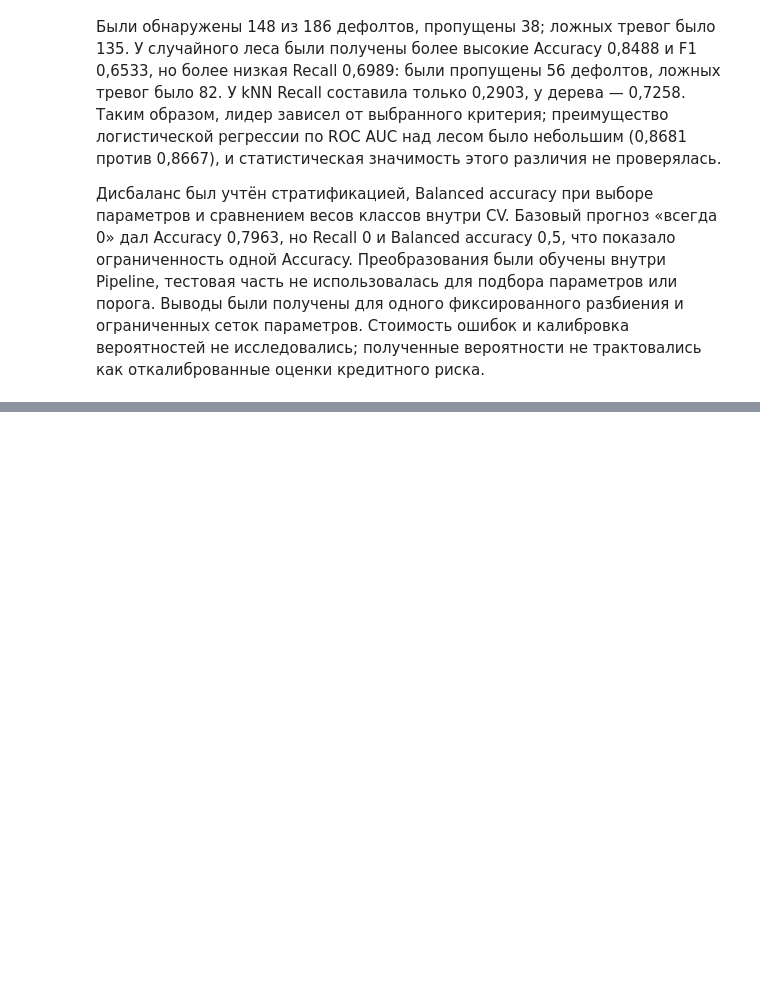
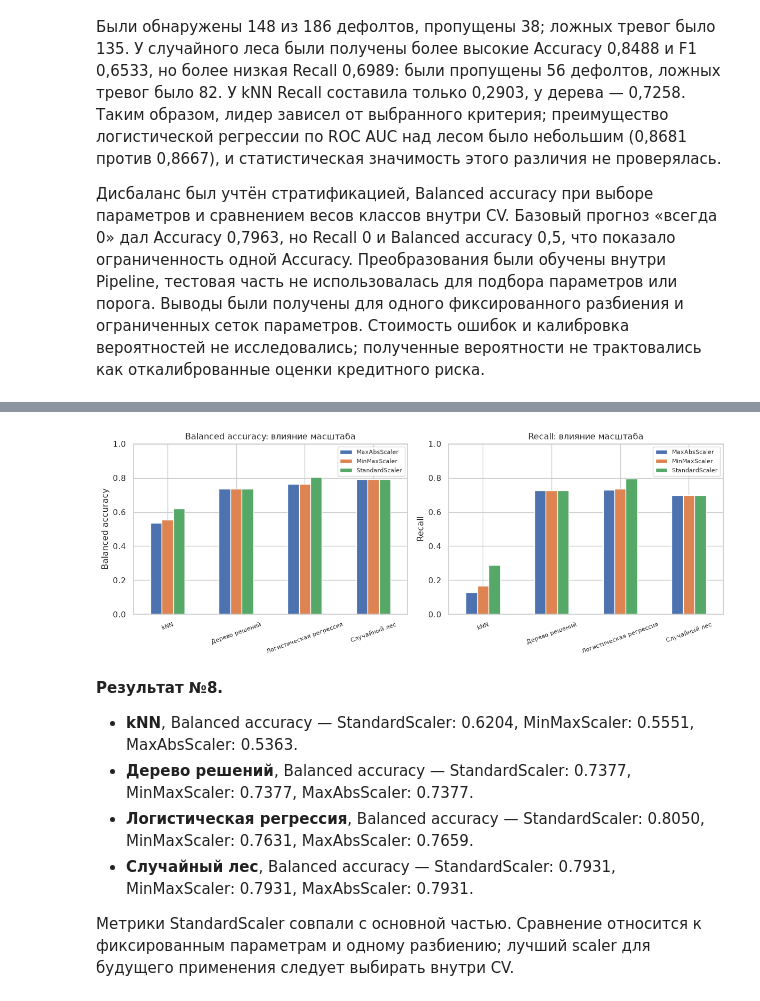
Before and after one commit to MMLive79/ida-laba-5, a Jupyter notebook: lab5_classification.ipynb, the cells around one changed output, grey strips where cells are left out. Drawn from its saved outputs; the diff is of its cells as text; code cells hidden in the pictures; blank space fills up the shorter version.

```diff
--- a/lab5_classification.ipynb
+++ b/lab5_classification.ipynb
@@ -405,0 +559,39 @@ Accuracy. Преобразования были обучены внутри Pipe
+# %%
+scalers = {'StandardScaler': StandardScaler(),
+           'MinMaxScaler': MinMaxScaler(), 'MaxAbsScaler': MaxAbsScaler()}
+scaler_rows = []
+for name, fitted_model in models.items():
+    for scaler_name, scaler in scalers.items():
+        candidate = clone(fitted_model).set_params(prepare__num__scaler=clone(scaler))
+        candidate.fit(X_train, y_train)
+        pred = candidate.predict(X_valid)
+        proba = candidate.predict_proba(X_valid)[:, list(candidate.classes_).index(1)]
+        values = metrics(y_valid, pred, proba)
+        if scaler_name == 'StandardScaler':
+            for metric, value in values.items():
+                assert np.isclose(value, scores.loc[name, metric])
+        scaler_rows.append({'Метод': name, 'Scaler': scaler_name, **values})
+scaler_scores = pd.DataFrame(scaler_rows)
+scaler_scores['Δ Balanced accuracy к Standard'] = scaler_scores.apply(
+    lambda row: row['Balanced accuracy'] - scores.loc[row['Метод'], 'Balanced accuracy'], axis=1)
+scaler_scores.to_csv(EXTRA / '08_scaler_metrics.csv', index=False)
+display(scaler_scores.set_index(['Метод', 'Scaler']).round(4))
+fig, axes = plt.subplots(1, 2, figsize=(12, 4.5))
+for ax, metric in zip(axes, ['Balanced accuracy', 'Recall']):
+    scaler_scores.pivot(index='Метод', columns='Scaler', values=metric).plot.bar(ax=ax, rot=20)
+    ax.set(ylabel=metric, xlabel='', ylim=(0, 1), title=metric + ': влияние масштаба')
+    ax.tick_params(axis='x', labelsize=8)
+    ax.legend(fontsize=8)
+fig.tight_layout()
+extra_figure('08_scaler_comparison.png')
+scale_notes = []
+for name in models:
+    group = scaler_scores[scaler_scores['Метод'] == name]
+    values = ', '.join(f'{row["Scaler"]}: {row["Balanced accuracy"]:.4f}'
+                       for _, row in group.iterrows())
+    scale_notes.append(f'- **{name}**, Balanced accuracy — {values}.')
+display(Markdown('**Результат №8.**\n\n' + '\n'.join(scale_notes) +
+    '\n\nМетрики StandardScaler совпали с основной частью. '
+    'Сравнение относится к фиксированным параметрам и одному разбиению; '
+    'лучший scaler для будущего применения следует выбирать внутри CV.'))
+# %% [output]
@@ -405,0 +612,9 @@ Accuracy. Преобразования были обучены внутри Pipe
+[figure, added]
+**Результат №8.**
+
+- **kNN**, Balanced accuracy — StandardScaler: 0.6204, MinMaxScaler: 0.5551, MaxAbsScaler: 0.5363.
+- **Дерево решений**, Balanced accuracy — StandardScaler: 0.7377, MinMaxScaler: 0.7377, MaxAbsScaler: 0.7377.
+- **Логистическая регрессия**, Balanced accuracy — StandardScaler: 0.8050, MinMaxScaler: 0.7631, MaxAbsScaler: 0.7659.
+- **Случайный лес**, Balanced accuracy — StandardScaler: 0.7931, MinMaxScaler: 0.7931, MaxAbsScaler: 0.7931.
+
+Метрики StandardScaler совпали с основной частью. Сравнение относится к фиксированным параметрам и одному разбиению; лучший scaler для будущего применения следует выбирать внутри CV.
```
Also changed, not shown: parts of 12 cells of this notebook, 11 other files.
